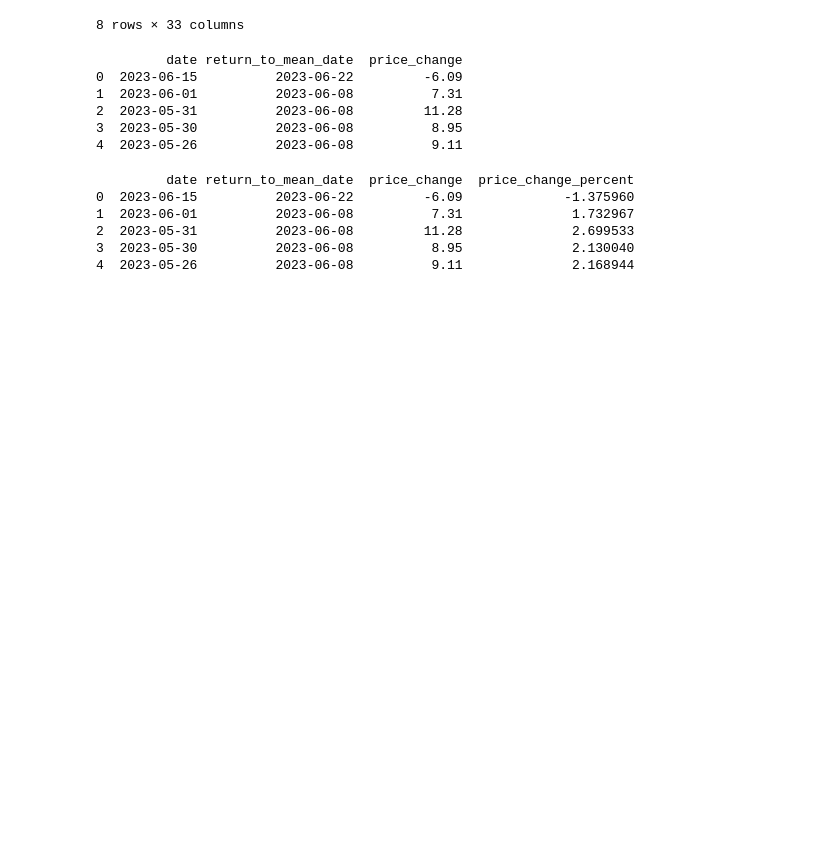
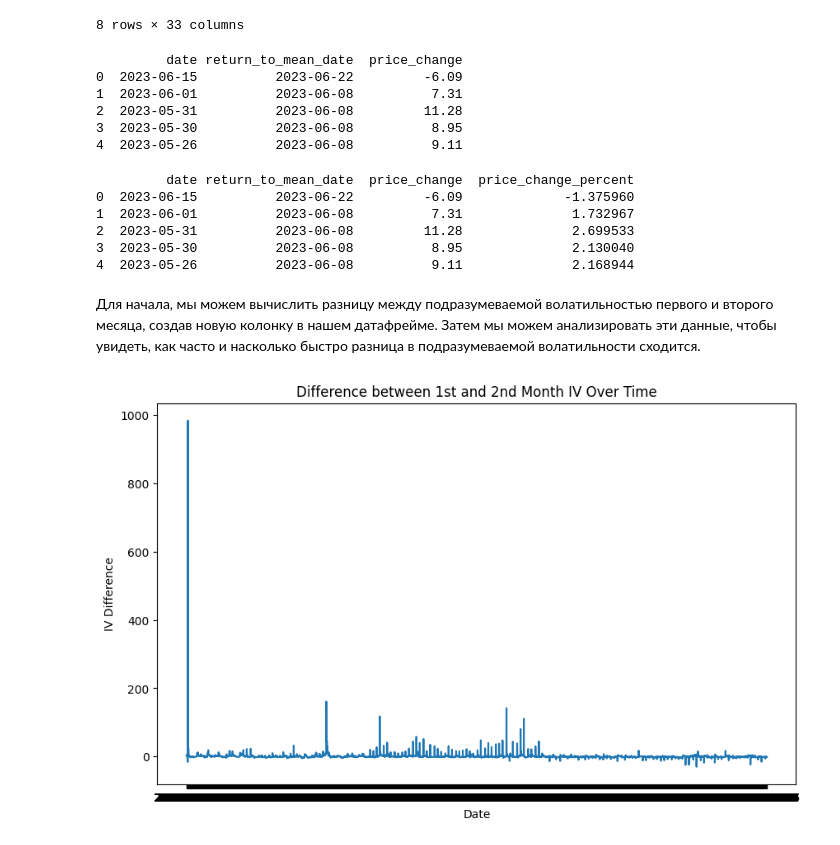
Before and after one commit to vladimirsnap/options, a Jupyter notebook: Volatility_calc_IEP.ipynb, the cells around one changed output. Cells and saved outputs as stored; diff of their text form; code cells hidden in the pictures; blank space fills up the shorter version.

```diff
--- a/Volatility_calc_IEP.ipynb
+++ b/Volatility_calc_IEP.ipynb
@@ -229,3 +233,23 @@ print(df_iv30_2std.head())
 2  2023-05-31          2023-06-08         11.28              2.699533
 3  2023-05-30          2023-06-08          8.95              2.130040
 4  2023-05-26          2023-06-08          9.11              2.168944
+# %% [markdown]
+Для начала, мы можем вычислить разницу между подразумеваемой волатильностью первого и второго месяца, создав новую колонку в нашем датафрейме. Затем мы можем анализировать эти данные, чтобы увидеть, как часто и насколько быстро разница в подразумеваемой волатильности сходится.
+# %%
+import pandas as pd
+
+# Предположим, что df - это ваш исходный DataFrame
+df['iv_diff'] = df['m1atmiv'] - df['m2atmiv']
+
+# Теперь 'iv_diff' содержит разницу между подразумеваемой волатильностью первого и второго месяца
+# %%
+import matplotlib.pyplot as plt
+
+plt.figure(figsize=(10,6))
+plt.plot(df['date'], df['iv_diff'])
+plt.title('Difference between 1st and 2nd Month IV Over Time')
+plt.xlabel('Date')
+plt.ylabel('IV Difference')
+plt.show()
+# %% [output]
+[figure, added]
```
Also changed, not shown: parts of 8 cells of this notebook.
